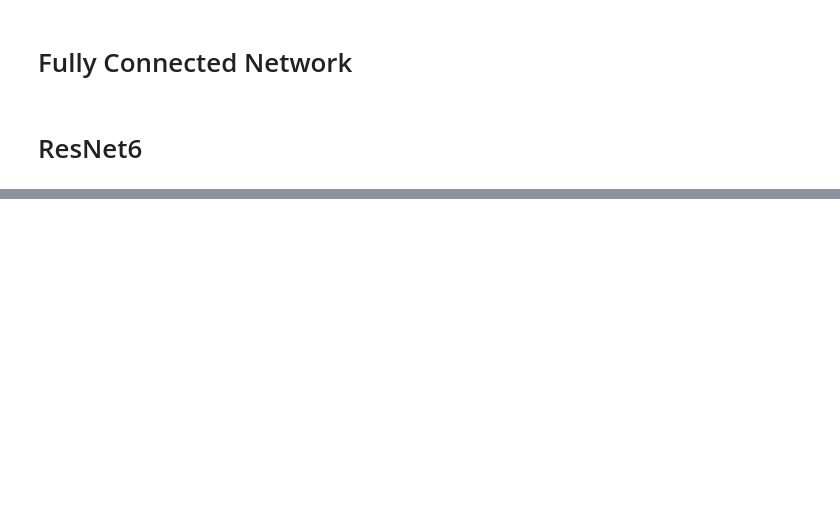
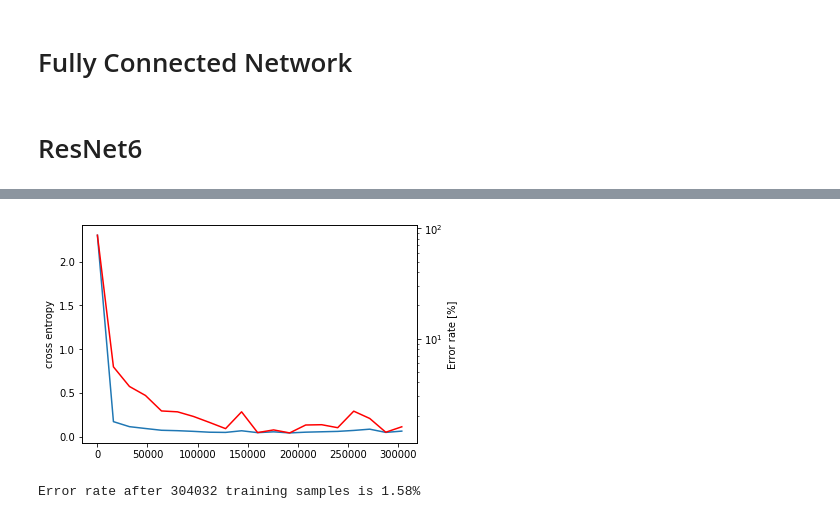
Before and after one commit to harrybraviner/node_experiments, a Jupyter notebook: mnist_experiments/run_networks.ipynb, the cells around one changed output, grey strips where cells are left out. Cells and saved outputs as stored; diff of their text form; code cells hidden in the pictures; blank space fills up the shorter version.

Commit message:
Moved tracking validation quantities into BasicNet

```diff
--- a/mnist_experiments/run_networks.ipynb
+++ b/mnist_experiments/run_networks.ipynb
@@ -40,7 +49,7 @@ plt.show()
 # Define a network that downsamples and then trains a single FC layer
 res_net = ResNet6()
 
-for b in range(1000):
+for b in range(10000):
     image_batch, label_batch = image_and_label_set.get_next_training_batch(batch_size=32)
     image_batch = np.reshape(image_batch, (-1, 28, 28, 1)) # Add a channel dimension
 
@@ -50,14 +59,16 @@ for b in range(1000):
         print('batch {}: CE: {}\tacc: {}'.format(b, res_net._running_ce.get(), res_net._running_acc.get()))
 
     if b % 500 == 0:
-        print('Running validation...')
-        count = 0.0; ce_val = 0.0; acc_val = 0.0
-        for image_batch, label_batch in image_and_label_set.get_validation_batches():
-            image_batch = np.reshape(image_batch, (-1, 28, 28, 1)) # Add a channel dimension
-            count_this_batch, ce_this_batch, acc_this_batch = res_net.evaluate_on_batch(image_batch, label_batch)
-            ce_val += (ce_this_batch - ce_val) * count_this_batch / (count_this_batch + count)
-            acc_val += (acc_this_batch - acc_val) * count_this_batch / (count_this_batch + count)
-            count += count_this_batch
-        print('Count: {}'.format(count))
-        print('Acc: {}'.format(acc_val))
-        print('CE loss: {}'.format(ce_val))
+        res_net.evaluate_on_batch_generator(image_and_label_set.get_validation_batches())
+
+#         print('Running validation...')
+#         count = 0.0; ce_val = 0.0; acc_val = 0.0
+#         for image_batch, label_batch in image_and_label_set.get_validation_batches():
+#             image_batch = np.reshape(image_batch, (-1, 28, 28, 1)) # Add a channel dimension
+#             count_this_batch, ce_this_batch, acc_this_batch = res_net.evaluate_on_batch(image_batch, label_batch)
+#             ce_val += (ce_this_batch - ce_val) * count_this_batch / (count_this_batch + count)
+#             acc_val += (acc_this_batch - acc_val) * count_this_batch / (count_this_batch + count)
+#             count += count_this_batch
+#         print('Count: {}'.format(count))
+#         print('Acc: {}'.format(acc_val))
+#         print('CE loss: {}'.format(ce_val))
@@ -72,0 +104,17 @@ plt.show()
+# %%
+# Plot the validation results
+fig, ax = plt.subplots()
+num_samples, ce_hist, acc_hist = [res_net.get_validation_history()[x]
+                                  for x in ['num_training_examples', 'cross-entropy', 'accuracy']]
+ax.plot(num_samples, ce_hist)
+ax.set_ylabel('cross entropy')
+ax2 = ax.twinx()
+ax2.plot(num_samples, [100.0*(1.0 - acc) for acc in acc_hist], 'r')
+ax2.set_yscale('log')
+ax2.set_ylabel('Error rate [%]')
+plt.show()
+
+print('Error rate after {} training samples is {:.4}%'.format(num_samples[-1], 100.0*(1.0 - acc_hist[-1])))
+# %% [output]
+[figure, added]
+Error rate after 304032 training samples is 1.58%
```
Also changed, not shown: parts of 5 cells of this notebook, 1 other file.
